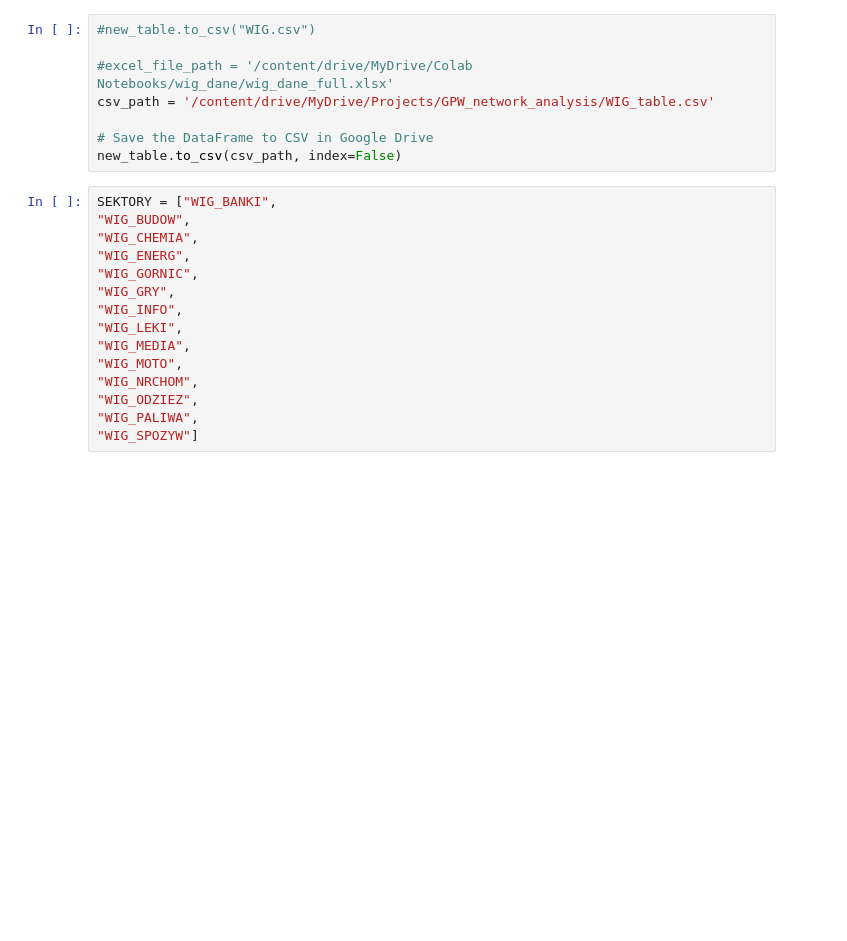
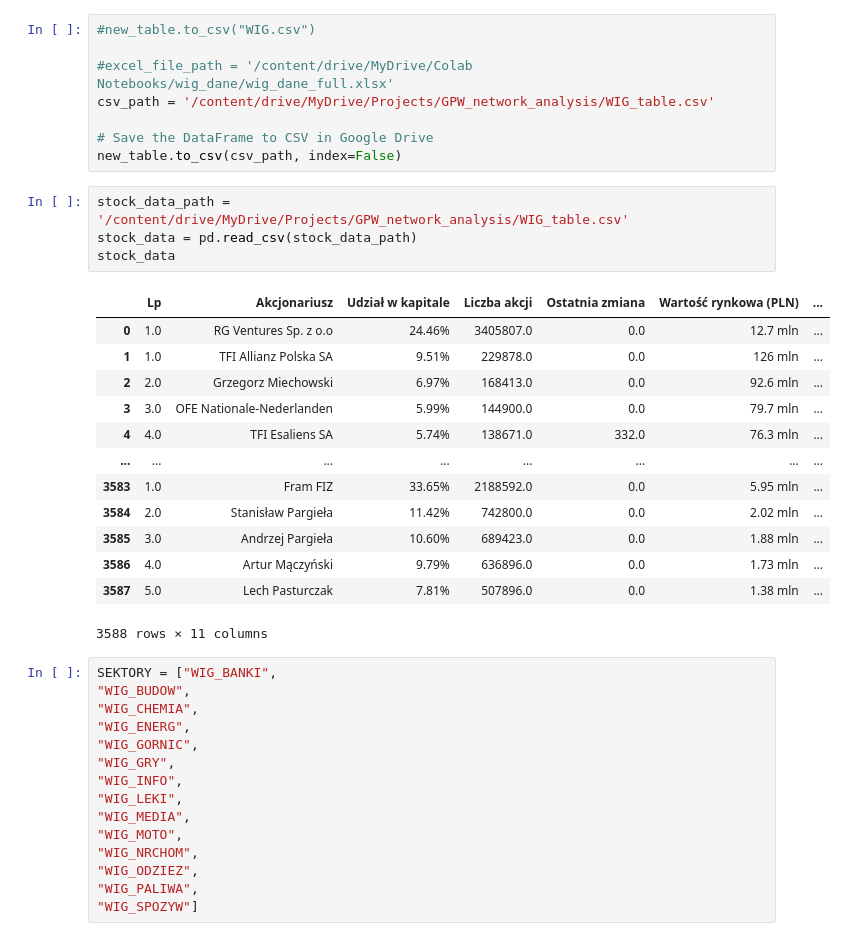
Before and after one commit to efemeryczny/network_analysis_wig, a Jupyter notebook: stooq_tickers_webscrape.ipynb, the cells around one changed output. Saved outputs shown, nothing was run; the diff lists cells and outputs as text; blank space fills up the shorter version.

```diff
--- a/stooq_tickers_webscrape.ipynb
+++ b/stooq_tickers_webscrape.ipynb
@@ -138,6 +133,24 @@ csv_path = '/content/drive/MyDrive/Projects/GPW_network_analysis/WIG_table.csv'
 
 # Save the DataFrame to CSV in Google Drive
 new_table.to_csv(csv_path, index=False)
+# %%
+stock_data_path = '/content/drive/MyDrive/Projects/GPW_network_analysis/WIG_table.csv'
+stock_data = pd.read_csv(stock_data_path)
+stock_data
+# %% [output]
+|  | Lp | Akcjonariusz | Udział w kapitale | Liczba akcji | Ostatnia zmiana | Wartość rynkowa (PLN) | ... |
+| 0 | 1.0 | RG Ventures Sp. z o.o | 24.46% | 3405807.0 | 0.0 | 12.7 mln | ... |
+| 1 | 1.0 | TFI Allianz Polska SA | 9.51% | 229878.0 | 0.0 | 126 mln | ... |
+| 2 | 2.0 | Grzegorz Miechowski | 6.97% | 168413.0 | 0.0 | 92.6 mln | ... |
+| 3 | 3.0 | OFE Nationale-Nederlanden | 5.99% | 144900.0 | 0.0 | 79.7 mln | ... |
+| 4 | 4.0 | TFI Esaliens SA | 5.74% | 138671.0 | 332.0 | 76.3 mln | ... |
+| ... | ... | ... | ... | ... | ... | ... | ... |
+| 3583 | 1.0 | Fram FIZ | 33.65% | 2188592.0 | 0.0 | 5.95 mln | ... |
+| 3584 | 2.0 | Stanisław Pargieła | 11.42% | 742800.0 | 0.0 | 2.02 mln | ... |
+| 3585 | 3.0 | Andrzej Pargieła | 10.60% | 689423.0 | 0.0 | 1.88 mln | ... |
+| 3586 | 4.0 | Artur Mączyński | 9.79% | 636896.0 | 0.0 | 1.73 mln | ... |
+| 3587 | 5.0 | Lech Pasturczak | 7.81% | 507896.0 | 0.0 | 1.38 mln | ... |
+3588 rows × 11 columns
 # %%
 SEKTORY = ["WIG_BANKI",
 "WIG_BUDOW",
```
Also changed, not shown: parts of 8 cells of this notebook.
